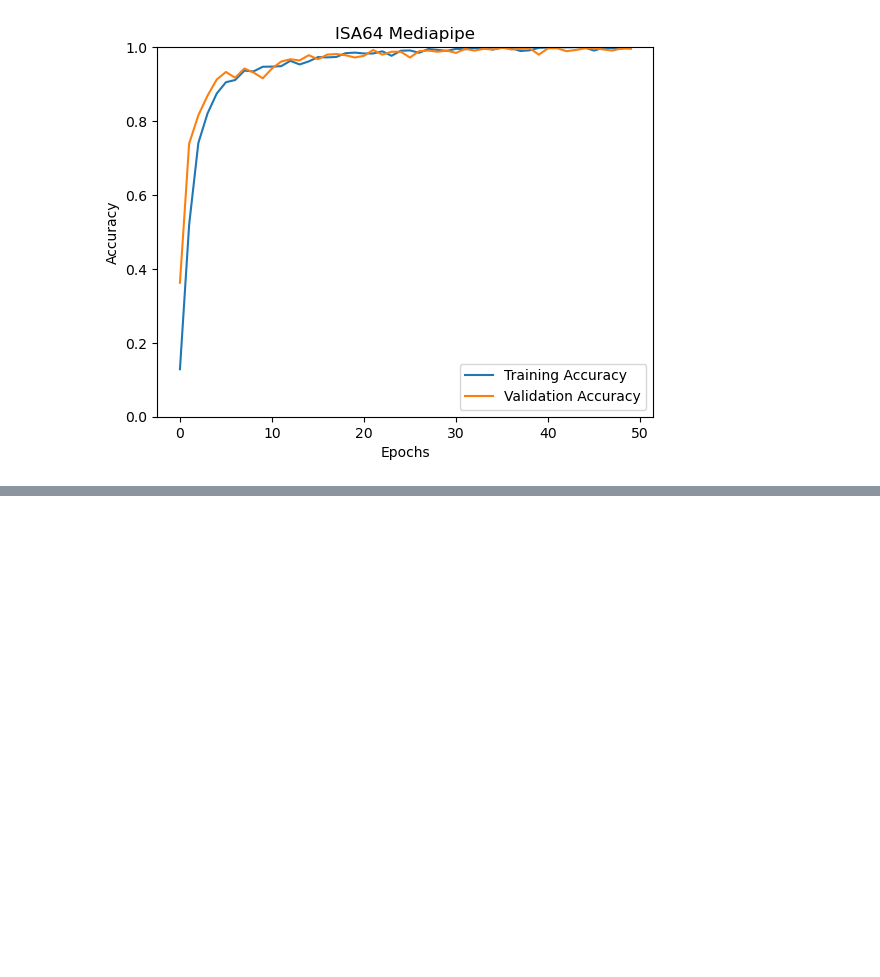
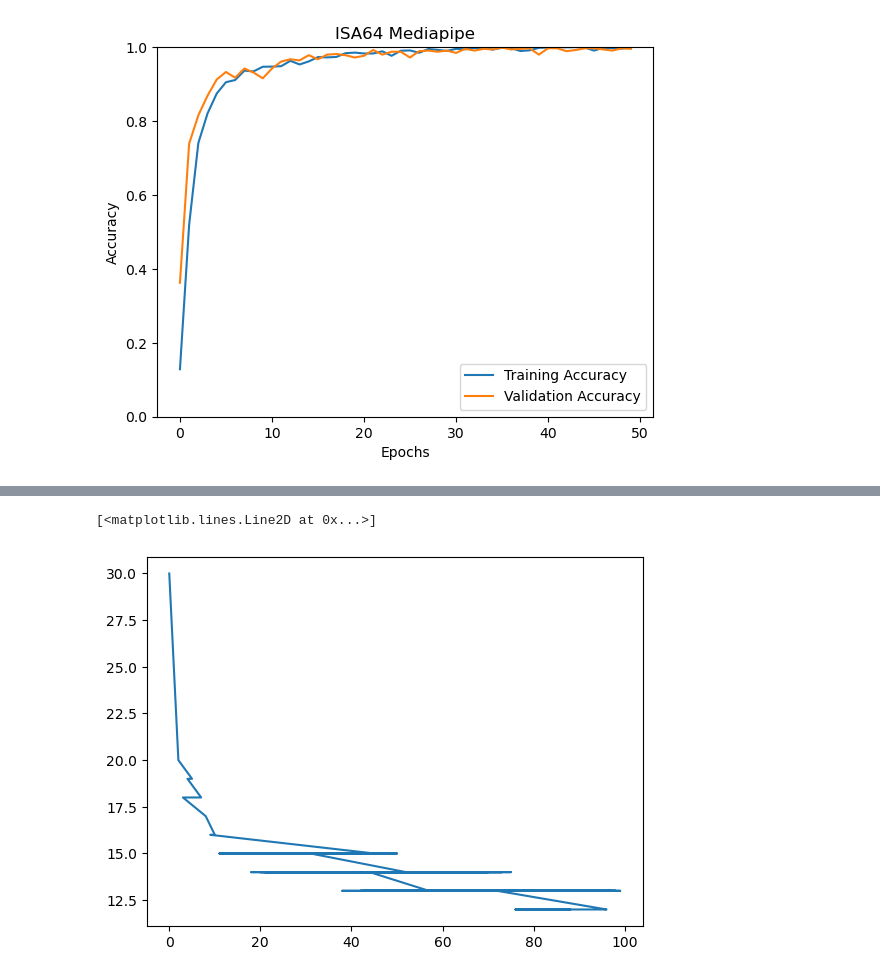
Before and after one commit to alberlin232/Dalmatian, a Jupyter notebook: plots.ipynb, the cells around one changed output, grey strips where cells are left out. Cells and saved outputs as stored; diff of their text form; code cells hidden in the pictures; blank space fills up the shorter version.

```diff
--- a/plots.ipynb
+++ b/plots.ipynb
@@ -63,4 +63,4 @@ plt.savefig("./plots/ISA64_mediapipe.png", dpi=150)
 # %% [output]
 [figure]
 # %%
-df = pd.read_csv("./WLASL2000_train.csv")
+df = pd.read_csv("~/Downloads/WLASL100_train_25fps.csv")
@@ -70,0 +67,2 @@ for idx, row in df.iterrows():
+# %%
+class_count = df['labels'].value_counts()
@@ -70,0 +85,5 @@ for idx, row in df.iterrows():
+# %%
+plt.plot(class_count)
+# %% [output]
+[<matplotlib.lines.Line2D at 0x...>]
+[figure, added]
```
Also changed, not shown: parts of 6 cells of this notebook, 6 other files.
